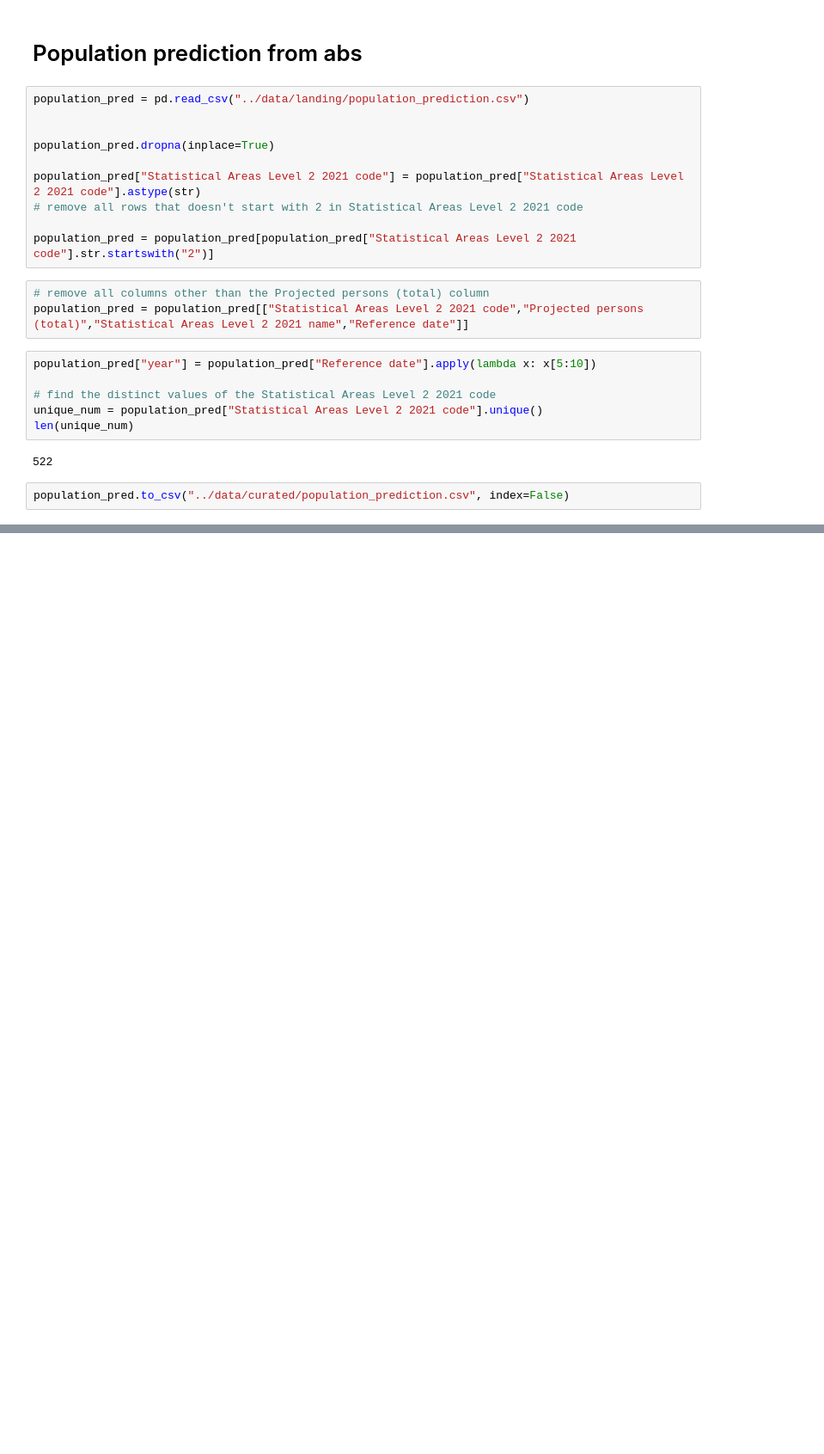
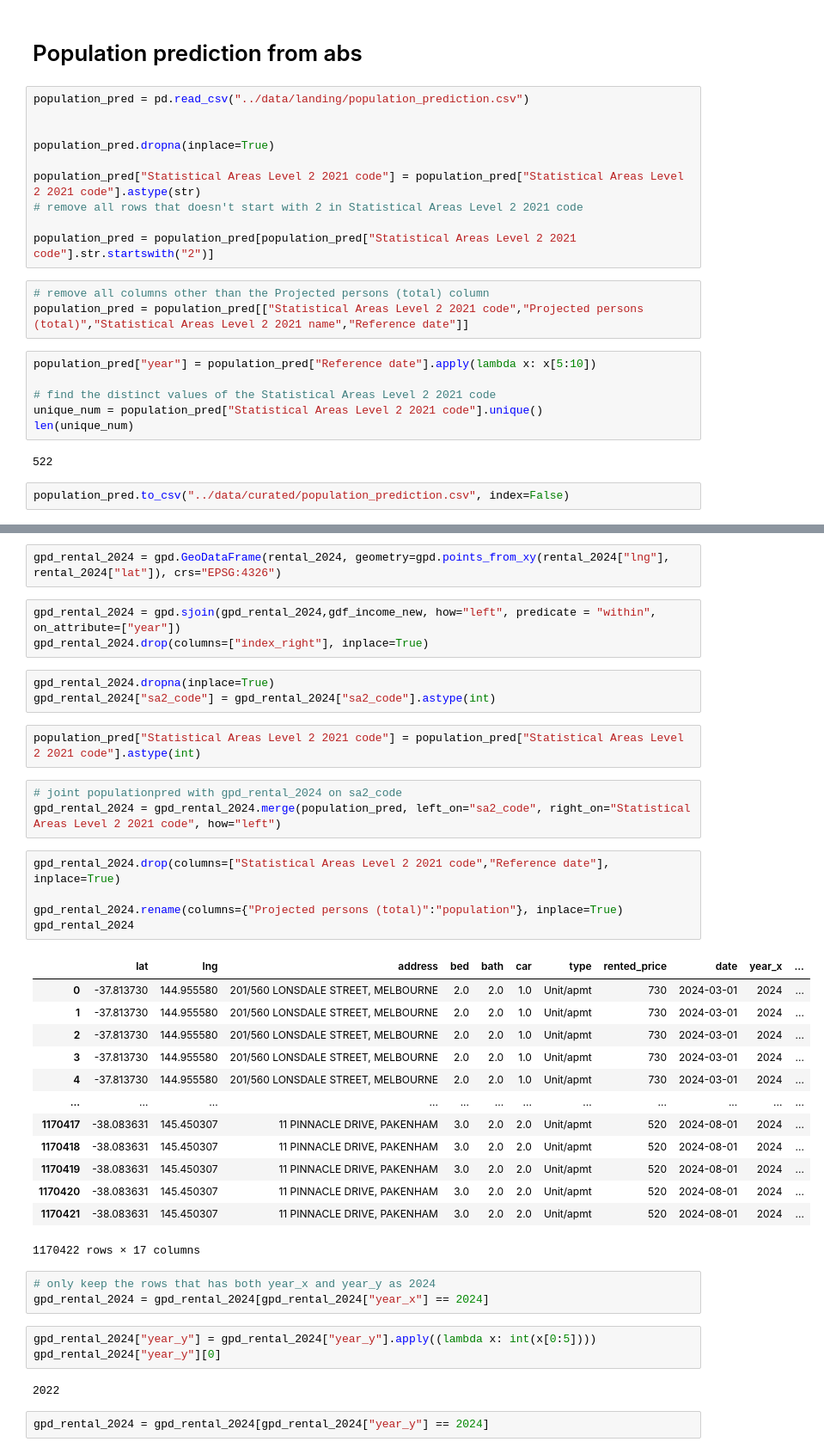
Before and after one commit to MAST30034-AppliedDataScience/project-2-group-real-estate-industry-project-2, a Jupyter notebook: notebooks/combining_data.ipynb, the cells around one changed output, grey strips where cells are left out. Shown at 86% size. Cells and saved outputs as stored; diff of their text form; blank space fills up the shorter version.

```diff
--- a/notebooks/combining_data.ipynb
+++ b/notebooks/combining_data.ipynb
@@ -262,0 +322,42 @@ population_pred.to_csv("../data/curated/population_prediction.csv", index=False)
+# %%
+gpd_rental_2024 = gpd.GeoDataFrame(rental_2024, geometry=gpd.points_from_xy(rental_2024["lng"], rental_2024["lat"]), crs="EPSG:4326")
+# %%
+gpd_rental_2024 = gpd.sjoin(gpd_rental_2024,gdf_income_new, how="left", predicate = "within", on_attribute=["year"])
+gpd_rental_2024.drop(columns=["index_right"], inplace=True)
+# %%
+gpd_rental_2024.dropna(inplace=True)
+gpd_rental_2024["sa2_code"] = gpd_rental_2024["sa2_code"].astype(int)
+# %%
+population_pred["Statistical Areas Level 2 2021 code"] = population_pred["Statistical Areas Level 2 2021 code"].astype(int)
+# %%
+# joint populationpred with gpd_rental_2024 on sa2_code
+gpd_rental_2024 = gpd_rental_2024.merge(population_pred, left_on="sa2_code", right_on="Statistical Areas Level 2 2021 code", how="left")
+# %%
+gpd_rental_2024.drop(columns=["Statistical Areas Level 2 2021 code","Reference date"], inplace=True)
+
+gpd_rental_2024.rename(columns={"Projected persons (total)":"population"}, inplace=True)
+gpd_rental_2024
+# %% [output]
+|  | lat | lng | address | bed | bath | car | type | rented_price | date | year_x | ... |
+| 0 | -37.813730 | 144.955580 | 201/560 LONSDALE STREET, MELBOURNE | 2.0 | 2.0 | 1.0 | Unit/apmt | 730 | 2024-03-01 | 2024 | ... |
+| 1 | -37.813730 | 144.955580 | 201/560 LONSDALE STREET, MELBOURNE | 2.0 | 2.0 | 1.0 | Unit/apmt | 730 | 2024-03-01 | 2024 | ... |
+| 2 | -37.813730 | 144.955580 | 201/560 LONSDALE STREET, MELBOURNE | 2.0 | 2.0 | 1.0 | Unit/apmt | 730 | 2024-03-01 | 2024 | ... |
+| 3 | -37.813730 | 144.955580 | 201/560 LONSDALE STREET, MELBOURNE | 2.0 | 2.0 | 1.0 | Unit/apmt | 730 | 2024-03-01 | 2024 | ... |
+| 4 | -37.813730 | 144.955580 | 201/560 LONSDALE STREET, MELBOURNE | 2.0 | 2.0 | 1.0 | Unit/apmt | 730 | 2024-03-01 | 2024 | ... |
+| ... | ... | ... | ... | ... | ... | ... | ... | ... | ... | ... | ... |
+| 1170417 | -38.083631 | 145.450307 | 11 PINNACLE DRIVE, PAKENHAM | 3.0 | 2.0 | 2.0 | Unit/apmt | 520 | 2024-08-01 | 2024 | ... |
+| 1170418 | -38.083631 | 145.450307 | 11 PINNACLE DRIVE, PAKENHAM | 3.0 | 2.0 | 2.0 | Unit/apmt | 520 | 2024-08-01 | 2024 | ... |
+| 1170419 | -38.083631 | 145.450307 | 11 PINNACLE DRIVE, PAKENHAM | 3.0 | 2.0 | 2.0 | Unit/apmt | 520 | 2024-08-01 | 2024 | ... |
+| 1170420 | -38.083631 | 145.450307 | 11 PINNACLE DRIVE, PAKENHAM | 3.0 | 2.0 | 2.0 | Unit/apmt | 520 | 2024-08-01 | 2024 | ... |
+| 1170421 | -38.083631 | 145.450307 | 11 PINNACLE DRIVE, PAKENHAM | 3.0 | 2.0 | 2.0 | Unit/apmt | 520 | 2024-08-01 | 2024 | ... |
+1170422 rows × 17 columns
+# %%
+# only keep the rows that has both year_x and year_y as 2024
+gpd_rental_2024 = gpd_rental_2024[gpd_rental_2024["year_x"] == 2024]
+# %%
+gpd_rental_2024["year_y"] = gpd_rental_2024["year_y"].apply((lambda x: int(x[0:5])))
+gpd_rental_2024["year_y"][0]
+# %% [output]
+2022
+# %%
+gpd_rental_2024 = gpd_rental_2024[gpd_rental_2024["year_y"] == 2024]
```
Also changed, not shown: parts of 15 cells of this notebook, 2 other files.
